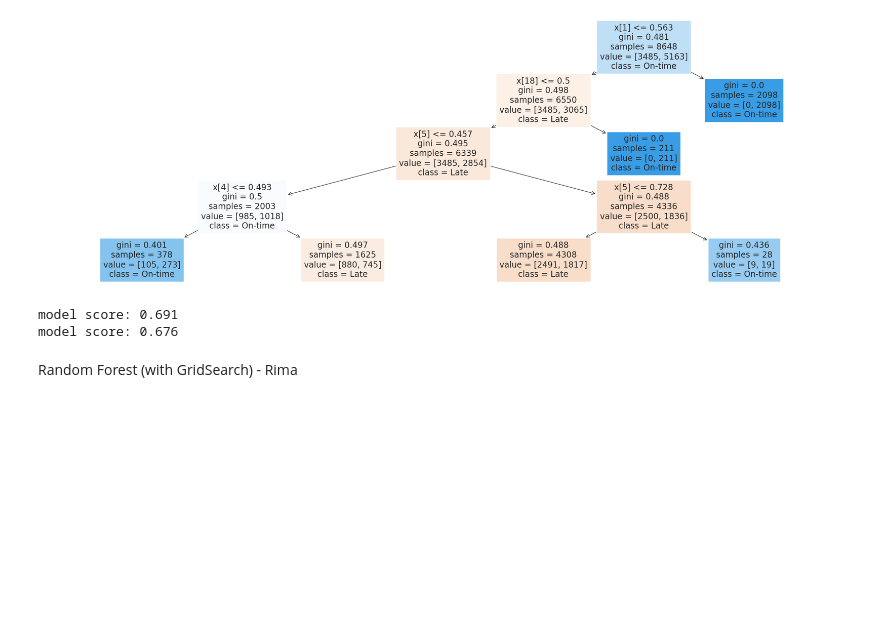
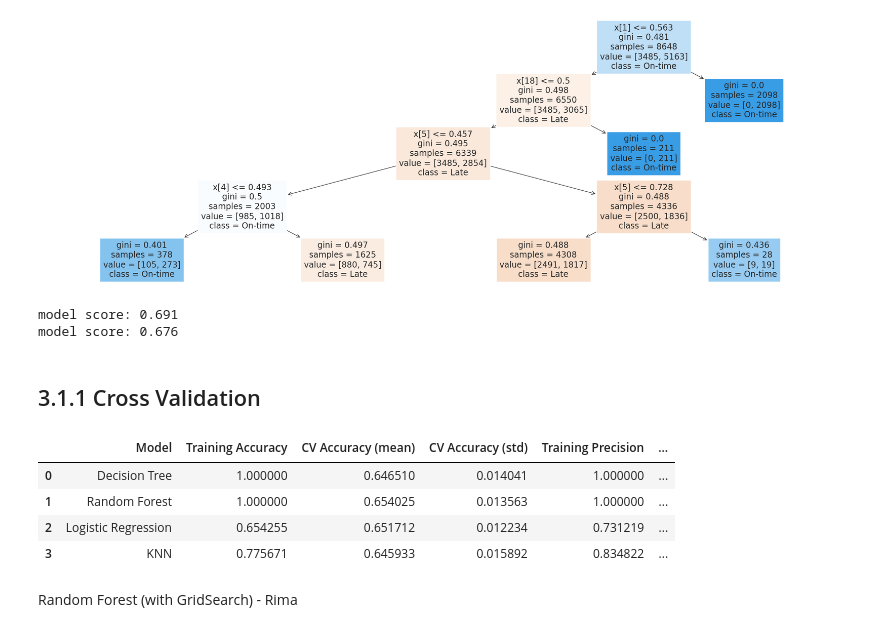
Before and after one commit to uniainiyah/ecommerce-ds, a Jupyter notebook: Final_Project_DS_Rakamin_Batch_31_Kelompok_4_(Cobra).ipynb, the cells around one changed output. Cells and saved outputs as stored; diff of their text form; code cells hidden in the pictures; blank space fills up the shorter version.

Commit message:
added cross validation model

```diff
--- a/Final_Project_DS_Rakamin_Batch_31_Kelompok_4_(Cobra).ipynb
+++ b/Final_Project_DS_Rakamin_Batch_31_Kelompok_4_(Cobra).ipynb
@@ -1171,3 +1171,5 @@ model score: 0.676
 
 # graph = graphviz.Source(dot_data)
 # graph
+# %% [markdown]
+## 3.1.1 Cross Validation
@@ -1173,0 +1181,7 @@ model score: 0.676
+# %%
+models = [
+    ['Decision Tree', DecisionTreeClassifier()],
+    ['Random Forest', RandomForestClassifier()],
+    ['Logistic Regression', LogisticRegression()],
+    ['KNN', KNeighborsClassifier()]
+]
@@ -1174,3 +1248,12 @@ model score: 0.676
+# %%
+cv_result = cross_validation(models)
+cv_result
+# %% [output]
+|  | Model | Training Accuracy | CV Accuracy (mean) | CV Accuracy (std) | Training Precision | ... |
+| 0 | Decision Tree | 1.000000 | 0.646510 | 0.014041 | 1.000000 | ... |
+| 1 | Random Forest | 1.000000 | 0.654025 | 0.013563 | 1.000000 | ... |
+| 2 | Logistic Regression | 0.654255 | 0.651712 | 0.012234 | 0.731219 | ... |
+| 3 | KNN | 0.775671 | 0.645933 | 0.015892 | 0.834822 | ... |
 # %% [markdown]
 Random Forest (with GridSearch) - Rima
 # %%
```
Also changed, not shown: parts of 4 cells of this notebook.
